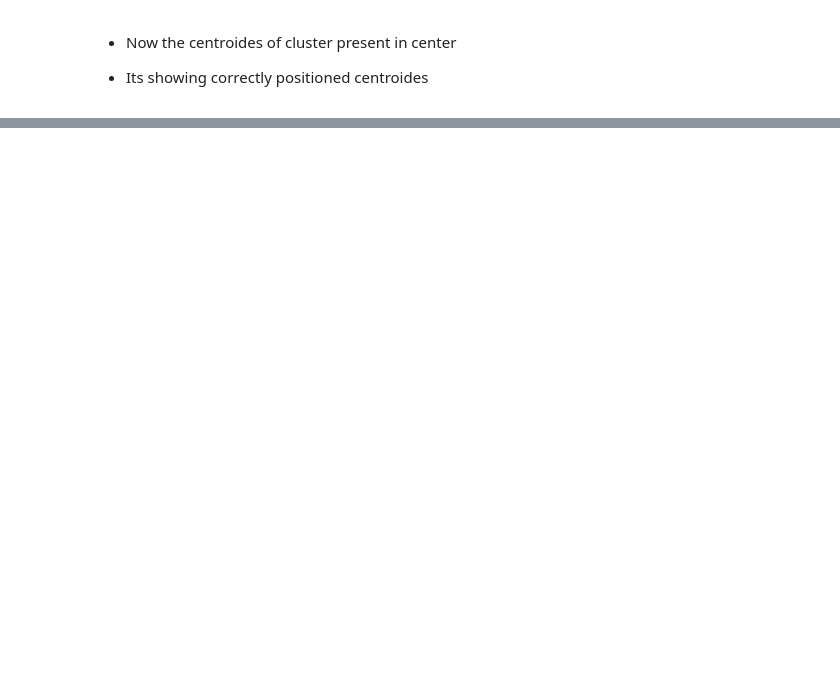
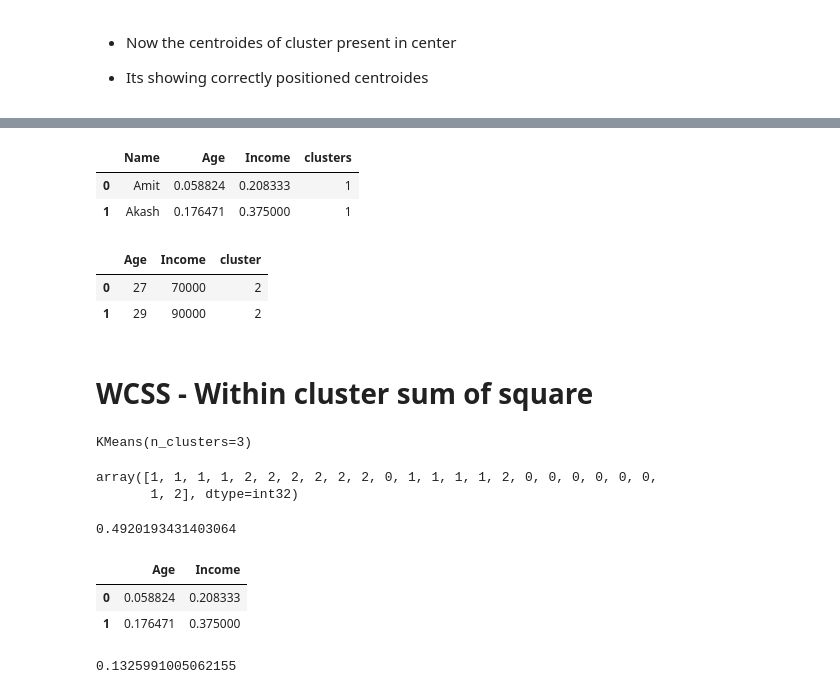
Before and after one commit to aditi-tawade-ai/SkillBuilding, a Jupyter notebook: Notebook/Day_32_KMeans_Employee.ipynb, the cells around one changed output, grey strips where cells are left out. Drawn from its saved outputs; the diff is of its cells as text; code cells hidden in the pictures; blank space fills up the shorter version.

```diff
--- a/Notebook/Day_32_KMeans_Employee.ipynb
+++ b/Notebook/Day_32_KMeans_Employee.ipynb
@@ -326,0 +399,39 @@ plt.legend()
+# %%
+display(df[:2],X[:2])
+# %% [output]
+|  | Name | Age | Income | clusters |
+| 0 | Amit | 0.058824 | 0.208333 | 1 |
+| 1 | Akash | 0.176471 | 0.375000 | 1 |
+|  | Age | Income | cluster |
+| 0 | 27 | 70000 | 2 |
+| 1 | 29 | 90000 | 2 |
+# %% [markdown]
+# WCSS - Within cluster sum of square
+# %%
+km
+# %% [output]
+KMeans(n_clusters=3)
+# %%
+km.labels_
+# %% [output]
+array([1, 1, 1, 1, 2, 2, 2, 2, 2, 2, 0, 1, 1, 1, 1, 2, 0, 0, 0, 0, 0, 0,
+       1, 2], dtype=int32)
+# %%
+km.inertia_   # it changes as we change the cluster numbers
+# inertia  =  wcss value
+# %% [output]
+0.4920193431403064
+# %%
+X = df[['Age','Income']]
+X[:2]
+# %% [output]
+|  | Age | Income |
+| 0 | 0.058824 | 0.208333 |
+| 1 | 0.176471 | 0.375000 |
+# %%
+k2 = KMeans(n_clusters=8)
+k2.fit(X)
+k2.inertia_
+# less cluster more inertia value
+# %% [output]
+0.1325991005062155
```
Also changed, not shown: parts of 37 cells of this notebook.
